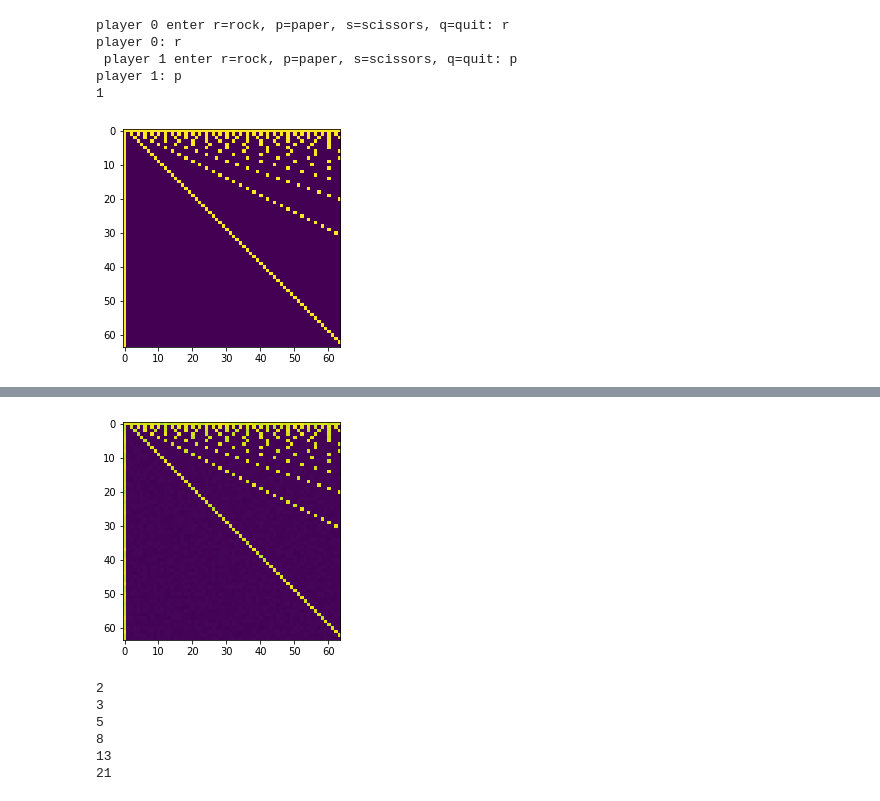
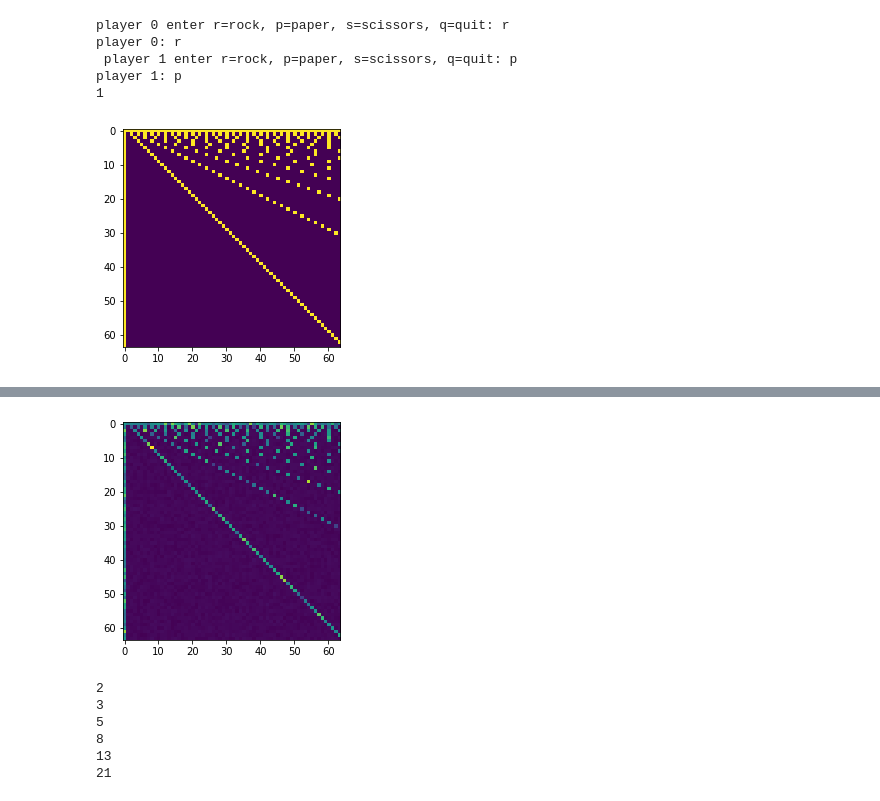
Before and after one commit to Unilmalas/TextAI, a Jupyter notebook: snippets33.ipynb, the cells around one changed output, grey strips where cells are left out. Saved outputs shown, nothing was run; the diff lists cells and outputs as text; code cells hidden in the pictures.

```diff
--- a/snippets33.ipynb
+++ b/snippets33.ipynb
@@ -879,7 +879,7 @@ learning_rate = 1e-3
 for t in range(30):
     # Forward pass: compute predicted y
     #h = np.dot(inpt, w1) + b1
-    h = np.dot(np.power(inpt, 2), w1) + b1 # try quadratic
+    h = np.dot(np.power(inpt+0.5, 2), w1) + b1 # try quadratic
     h_relu = h
     h_relu = np.maximum(h, 0)
     #h_relu = softmax(h)
@@ -900,7 +900,7 @@ for t in range(30):
     grad_h = grad_h_relu.copy()
     grad_h[h < 0] = 0 # ReLU'
     #grad_w1 = np.dot(inpt.T, np.ones_like(w1)) * grad_h
-    grad_w1 = np.dot(np.power(inpt, 2).T, np.ones_like(w1)) * grad_h
+    grad_w1 = np.dot(np.power(inpt+0.5, 2).T, np.ones_like(w1)) * grad_h
     grad_b1 = np.dot(w2, grad_y_pred.T)
 
     # Update weights
@@ -935,4 +935,4 @@ loss:  0 337.0
-[figure, old version]
+[figure, new version]
 # %%
 # climbing N steps
 def stps_n(n, k):
```
Also changed, not shown: parts of 3 cells of this notebook.
